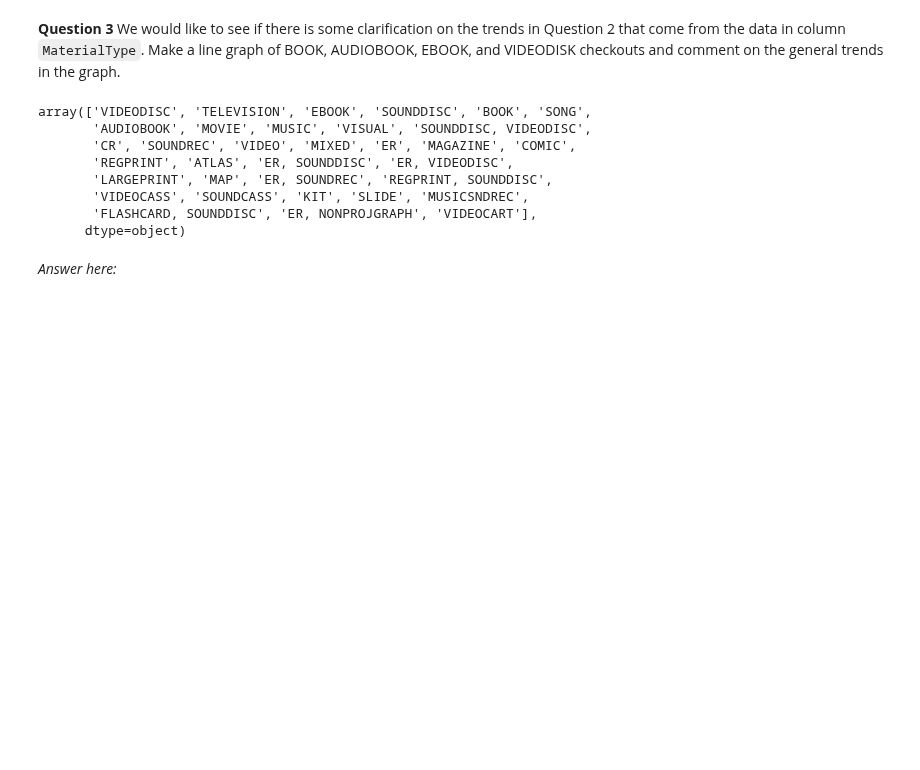
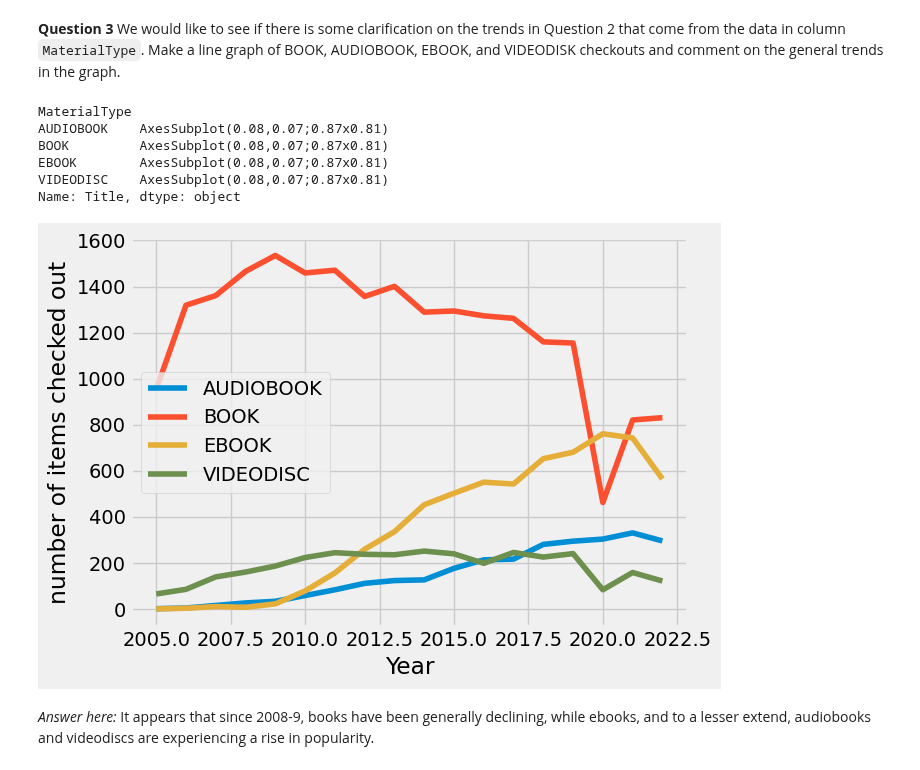
Before and after one commit to mattzhao-R/data-118, a Jupyter notebook: hw/HW03_FALL22.ipynb, the cells around one changed output. Saved outputs shown, nothing was run; the diff lists cells and outputs as text; code cells hidden in the pictures; blank space fills up the shorter version.

```diff
--- a/hw/HW03_FALL22.ipynb
+++ b/hw/HW03_FALL22.ipynb
@@ -269,22 +269,19 @@ Name: Title, dtype: object
 *Answer here:* While physical books appeared to be on a downwards trend since before the pandemic, with digital on the rise, the pandemic shock accelerated the downwards spiral of physical books. However, digital books did not rise to make up for the drop in physical.
 # %% [markdown]
 **Question 3** We would like to see if there is some clarification on the trends in Question 2 that come from the data in column `MaterialType`. Make a line graph of BOOK, AUDIOBOOK, EBOOK, and VIDEODISK checkouts and comment on the general trends in the graph.
-# %%
-spl_df['MaterialType'].unique()
-# %% [output]
-array(['VIDEODISC', 'TELEVISION', 'EBOOK', 'SOUNDDISC', 'BOOK', 'SONG',
-       'AUDIOBOOK', 'MOVIE', 'MUSIC', 'VISUAL', 'SOUNDDISC, VIDEODISC',
-       'CR', 'SOUNDREC', 'VIDEO', 'MIXED', 'ER', 'MAGAZINE', 'COMIC',
-       'REGPRINT', 'ATLAS', 'ER, SOUNDDISC', 'ER, VIDEODISC',
-       'LARGEPRINT', 'MAP', 'ER, SOUNDREC', 'REGPRINT, SOUNDDISC',
-       'VIDEOCASS', 'SOUNDCASS', 'KIT', 'SLIDE', 'MUSICSNDREC',
-       'FLASHCARD, SOUNDDISC', 'ER, NONPROJGRAPH', 'VIDEOCART'],
-      dtype=object)
 # %%
-lst = ['BOOK', 'AUDIOBOOK', 'EBOOK', 'VIDEODISK']
+lst = ['BOOK', 'AUDIOBOOK', 'EBOOK', 'VIDEODISC']
 temp = spl_df.query('MaterialType in @lst')
 temp = temp.groupby(['CheckoutYear','MaterialType'],as_index=False)['Title'].count()
 temp.set_index('CheckoutYear',inplace=True)
-#temp.groupby('MaterialType')['Title'].plot.line(xlabel = 'Year',ylabel = 'number of items checked out', legend=True)
+temp.groupby('MaterialType')['Title'].plot.line(xlabel = 'Year',ylabel = 'number of items checked out', legend=True)
+# %% [output]
+MaterialType
+AUDIOBOOK    AxesSubplot(0.08,0.07;0.87x0.81)
+BOOK         AxesSubplot(0.08,0.07;0.87x0.81)
+EBOOK        AxesSubplot(0.08,0.07;0.87x0.81)
+VIDEODISC    AxesSubplot(0.08,0.07;0.87x0.81)
+Name: Title, dtype: object
+[figure, added]
-# %% [markdown]
-*Answer here:*
+# %% [markdown]
+*Answer here:* It appears that since 2008-9, books have been generally declining, while ebooks, and to a lesser extend, audiobooks and videodiscs are experiencing a rise in popularity.
```
